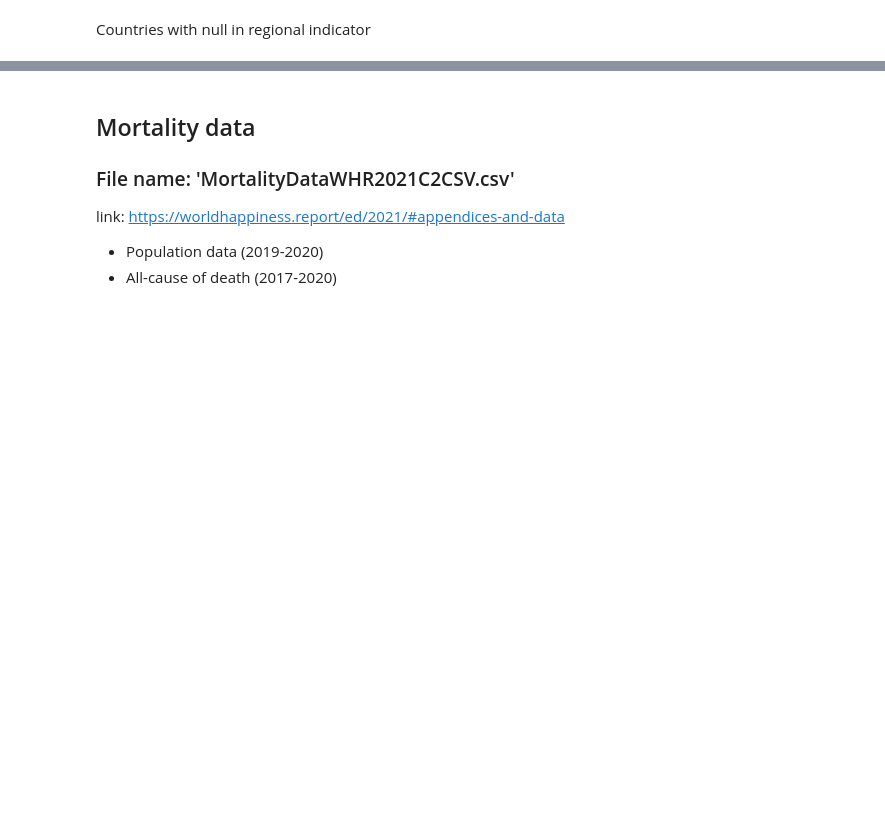
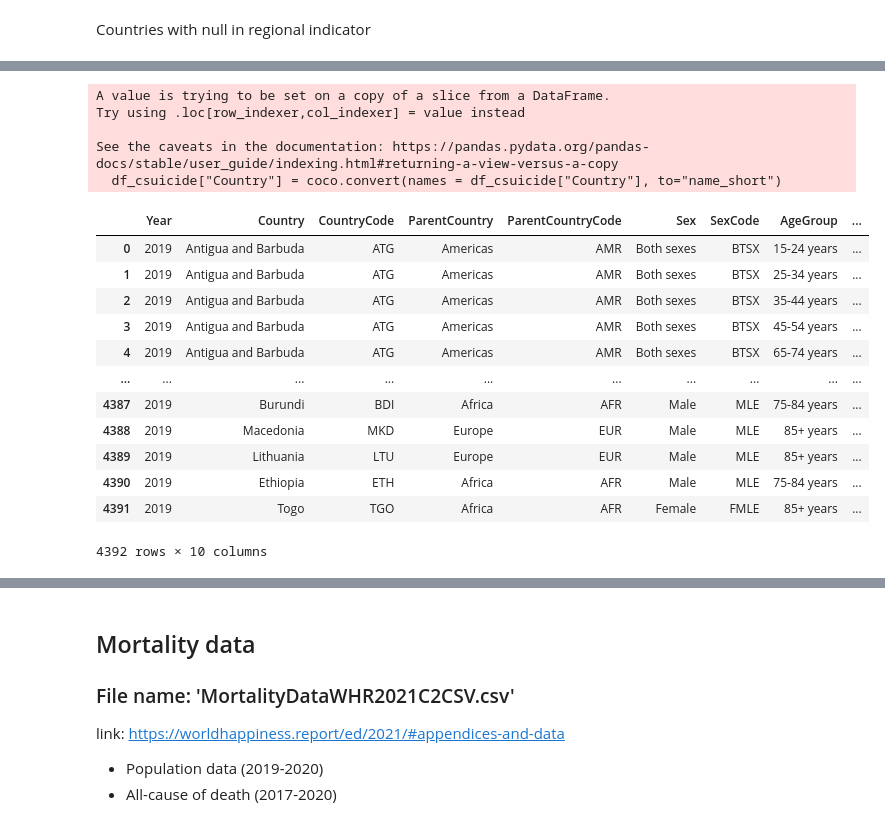
Before and after one commit to TaoliZhen/World-Happiness-and-Suicide-Visulization, a Jupyter notebook: data_cleansing_suicide_mortality.ipynb, the cells around one changed output, grey strips where cells are left out. Drawn from its saved outputs; the diff is of its cells as text; code cells hidden in the pictures; blank space fills up the shorter version.

Commit message:
cleaned data 09/14/2021

```diff
--- a/data_cleansing_suicide_mortality.ipynb
+++ b/data_cleansing_suicide_mortality.ipynb
@@ -97,0 +101,3 @@ len(df_suicide2.loc[df_suicide2["sub-region"].isnull()]["CountryCode_y"].unique(
+# %%
+df_csuicide = pd.read_csv('Crude Suuicide rates WHO.csv')
+df_csuicide
@@ -97,0 +118,30 @@ len(df_suicide2.loc[df_suicide2["sub-region"].isnull()]["CountryCode_y"].unique(
+# %%
+df_csuicide = df_csuicide[["Period", "Location", "SpatialDimValueCode", "ParentLocation", "ParentLocationCode",
+                          "Dim1", "Dim1ValueCode", "Dim2", "Dim2ValueCode", "FactValueNumeric"]]
+
+df_csuicide.columns = ["Year", "Country", "CountryCode", "ParentCountry", "ParentCountryCode",
+                       "Sex", "SexCode", "AgeGroup", "AgeGroupCode", "SuicideRate"]
+
+df_csuicide.apply(lambda x: x.str.strip() if x.dtype == "object" else x)
+
+df_csuicide["Country"] = coco.convert(names = df_csuicide["Country"], to="name_short")
+df_csuicide
+# %% [output]
+A value is trying to be set on a copy of a slice from a DataFrame.
+Try using .loc[row_indexer,col_indexer] = value instead
+
+See the caveats in the documentation: https://pandas.pydata.org/pandas-docs/stable/user_guide/indexing.html#returning-a-view-versus-a-copy
+  df_csuicide["Country"] = coco.convert(names = df_csuicide["Country"], to="name_short")
+|  | Year | Country | CountryCode | ParentCountry | ParentCountryCode | Sex | SexCode | AgeGroup | ... |
+| 0 | 2019 | Antigua and Barbuda | ATG | Americas | AMR | Both sexes | BTSX | 15-24 years | ... |
+| 1 | 2019 | Antigua and Barbuda | ATG | Americas | AMR | Both sexes | BTSX | 25-34 years | ... |
+| 2 | 2019 | Antigua and Barbuda | ATG | Americas | AMR | Both sexes | BTSX | 35-44 years | ... |
+| 3 | 2019 | Antigua and Barbuda | ATG | Americas | AMR | Both sexes | BTSX | 45-54 years | ... |
+| 4 | 2019 | Antigua and Barbuda | ATG | Americas | AMR | Both sexes | BTSX | 65-74 years | ... |
+| ... | ... | ... | ... | ... | ... | ... | ... | ... | ... |
+| 4387 | 2019 | Burundi | BDI | Africa | AFR | Male | MLE | 75-84 years | ... |
+| 4388 | 2019 | Macedonia | MKD | Europe | EUR | Male | MLE | 85+ years | ... |
+| 4389 | 2019 | Lithuania | LTU | Europe | EUR | Male | MLE | 85+ years | ... |
+| 4390 | 2019 | Ethiopia | ETH | Africa | AFR | Male | MLE | 75-84 years | ... |
+| 4391 | 2019 | Togo | TGO | Africa | AFR | Female | FMLE | 85+ years | ... |
+4392 rows × 10 columns
```
Also changed, not shown: parts of 14 cells of this notebook, 7 other files.
